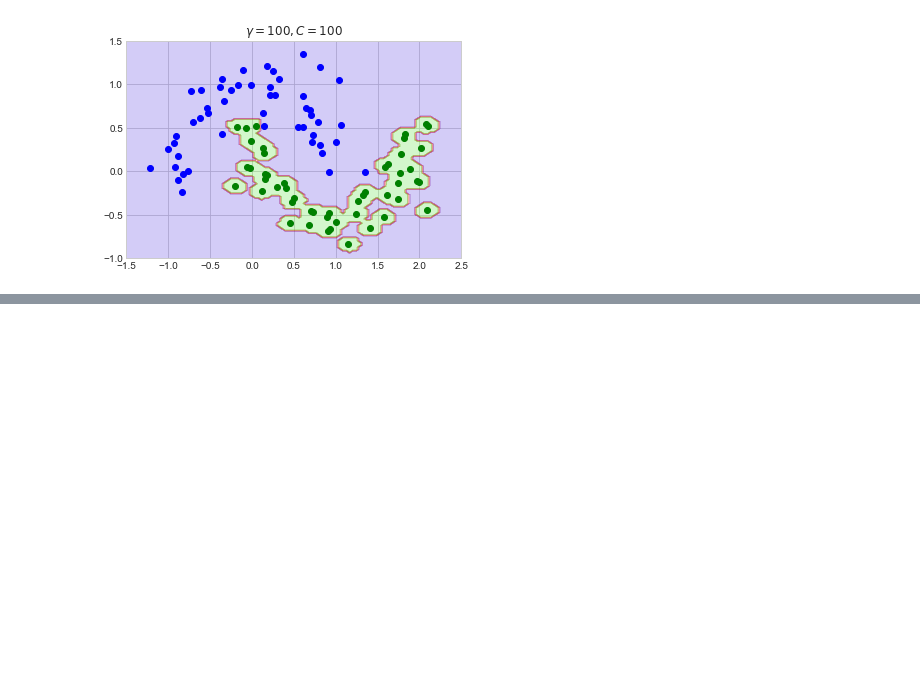
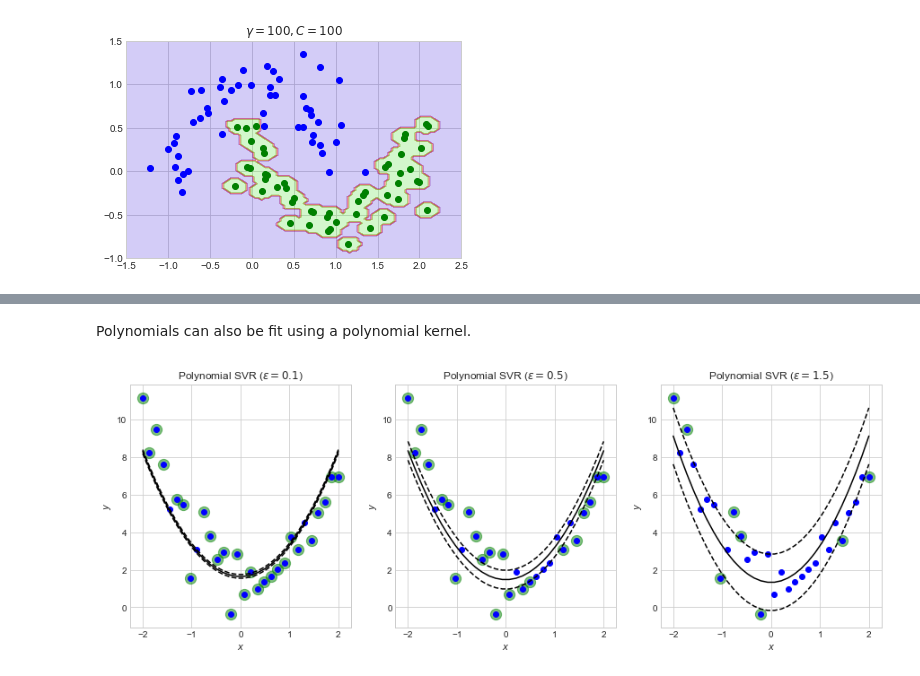
Before and after one commit to jhrcook/100DaysOfPython, a Jupyter notebook: HandsOnMachineLearningWithScikitLearnAndTensorFlow/homl_ch05.ipynb, the cells around one changed output, grey strips where cells are left out. Cells and saved outputs as stored; diff of their text form; code cells hidden in the pictures; blank space fills up the shorter version.

```diff
--- a/HandsOnMachineLearningWithScikitLearnAndTensorFlow/homl_ch05.ipynb
+++ b/HandsOnMachineLearningWithScikitLearnAndTensorFlow/homl_ch05.ipynb
@@ -482,0 +533,27 @@ plt.show()
+# %% [markdown]
+Polynomials can also be fit using a polynomial kernel.
+# %%
+from sklearn.svm import SVR
+
+# Toy polynomial data
+n = 30
+x = np.linspace(-2.0, 2.0, n)
+
+# Model paramters
+a, b, c = 2, -1, 1
+y = (a * x**2) + (b * x) + c + np.random.randn(n)
+
+fig = plt.figure(figsize=(15, 5))
+
+for i, ep in zip([1, 2, 3], [0.1, 0.5, 1.5]):
+    svr = SVR(kernel='poly', degree=2, C=100, epsilon=ep, gamma='scale')
+    svr.fit(x.reshape(-1, 1), y)
+
+    plt.subplot(1, 3, i)
+    plot_svm_linear_regression(svr, x, y)
+
+    plt.title(f'Polynomial SVR ($\epsilon = {ep}$)')
+
+plt.show()
+# %% [output]
+[figure, added]
```
Also changed, not shown: parts of 7 cells of this notebook, 6 other files.
